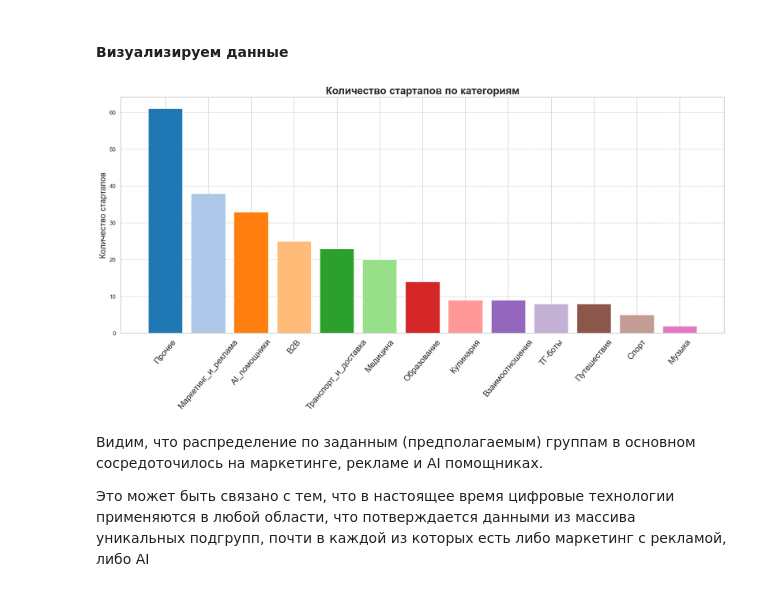
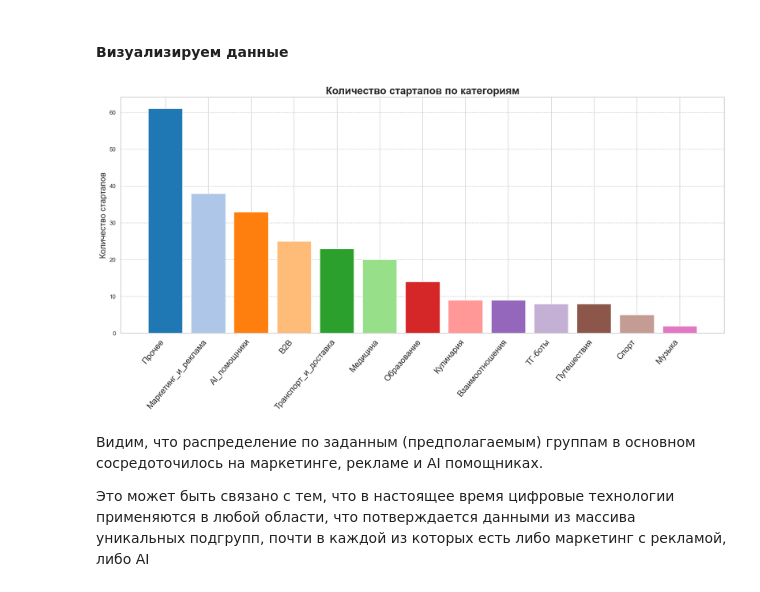
Before and after one commit to panchill/Startup-analytics, a Jupyter notebook: Startup_analytics.ipynb, the cells around one changed output. Saved outputs shown, nothing was run; the diff lists cells and outputs as text; code cells hidden in the pictures.

```diff
--- a/Startup_analytics.ipynb
+++ b/Startup_analytics.ipynb
@@ -256,26 +256,26 @@ subcategory_counts_df
 # %%
 category_labels = list(subcategory_counts_df['Категория'])
 category_counts = list(subcategory_counts_df['Количество'])
 
 
 
 colors = plt.get_cmap('tab20').colors
 
 plt.figure(figsize=(17, 9))
 plt.bar(
     category_labels,
     category_counts,
     color=colors[:len(category_labels)]  # Убедитесь, что достаточно цветов для всех категорий
 )
 
 plt.title('Количество стартапов по категориям', fontsize=20, fontweight='bold')
 plt.ylabel('Количество стартапов', fontsize=16)
-plt.xticks(rotation=50, fontsize=16)  # Поворот меток категорий, если они длинные
+plt.xticks(rotation=50, fontsize=16, ha='right')  # Поворот меток категорий, если они длинные
 plt.grid(axis='y', linestyle='--')  # Сетка по вертикальной оси
 plt.tight_layout()  # Подгонка для отображения меток
 plt.show()
 # %% [output]
-[figure, old version]
+[figure, new version]
 # %% [markdown]
 
 
```
Also changed, not shown: parts of 1 cell of this notebook.
